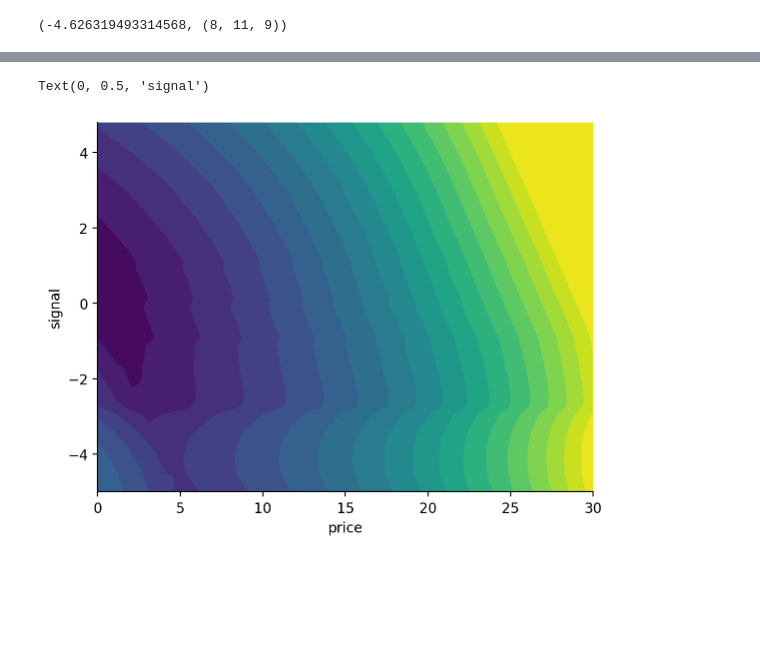
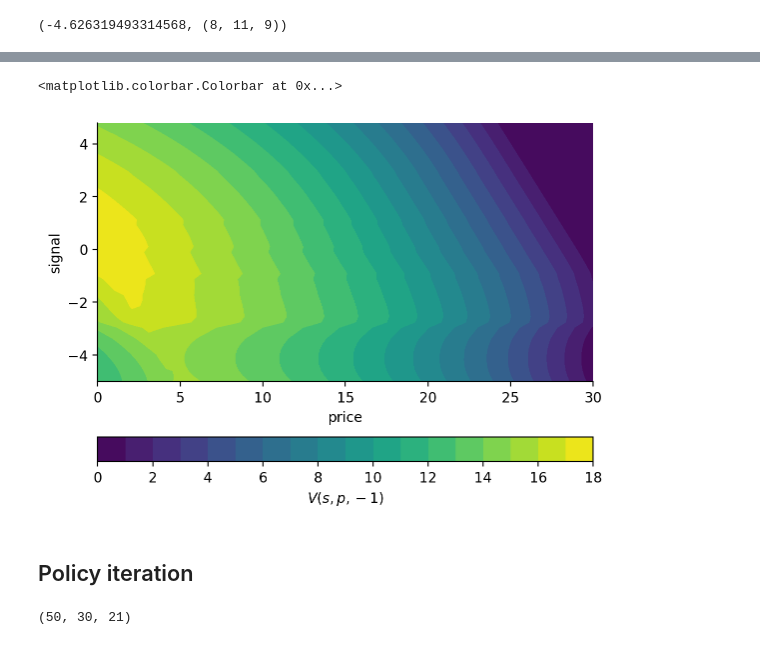
Before and after one commit to sapienzaio/online-ml-finance, a Jupyter notebook: 06-reinforcement-learning/price-impact-grid.ipynb, the cells around one changed output, grey strips where cells are left out. Drawn from its saved outputs; the diff is of its cells as text; code cells hidden in the pictures; blank space fills up the shorter version.

Commit message:
feat: price-impact-grid

```diff
--- a/06-reinforcement-learning/price-impact-grid.ipynb
+++ b/06-reinforcement-learning/price-impact-grid.ipynb
@@ -434,6 +434,7 @@ get_reward(
 @njit
 def value_function(
     action, six_prev, pix_prev, inventory_ix, six_mid, mean_reversion_force, price_impact,
+    inventory_aversion, temporary_price_impact,
     bins_signal, lattice_price, signal_force, price_force, V, discount
 ):
     value = 0.0
@@ -471,8 +456,9 @@ V.shape
 # %%
 @njit
 def policy_eval_single(
-    six_mid, mean_reversion_force, price_impact, bins_signal,
-    lattice_price, signal_force, price_force, V, discount
+    six_mid, mean_reversion_force, price_impact,
+    inventory_aversion, temporary_price_impact, bins_signal,
+    lattice_price, signal_force, price_force, V, policy, discount
 ):
     V = V.copy()
     max_err = -1.0
@@ -482,6 +468,7 @@ def policy_eval_single(
                 action = policy[six_prev, pix_prev, iix_prev]
                 v = value_function(
                     action, six_prev, pix_prev, iix_prev, six_mid, mean_reversion_force, price_impact,
+                    inventory_aversion, temporary_price_impact,
                     bins_signal, lattice_price, signal_force, price_force, V, discount
                 )
                 # Compute error
@@ -492,3 +479,22 @@ def policy_eval_single(
                 # Update
                 V[six_prev, pix_prev, iix_prev] = v
     return V, max_err
+
+@njit
+def policy_eval(
+    six_mid, mean_reversion_force, price_impact,
+    inventory_aversion, temporary_price_impact, bins_signal,
+    lattice_price, signal_force, price_force, V, policy, discount,
+    tol=1e-3, n_its_max=100
+):
+    errs = []
+    for n in range(n_its_max):
+        V, err = policy_eval_single(
+            six_mid, mean_reversion_force, price_impact,
+            inventory_aversion, temporary_price_impact, bins_signal,
+            lattice_price, signal_force, price_force, V, policy, discount
+        )
+        errs.append(err)
+        if err <= tol:
+            break
+    return V, np.array(errs)
@@ -502,0 +517,8 @@ err
+# %%
+%%time
+discount = 0.9
+V, errs = policy_eval(
+    six_mid, mean_reversion_force, price_impact,
+    inventory_aversion, temporary_price_impact, bins_signal,
+    lattice_price, signal_force, price_force, V, policy, discount,
+)
@@ -503,7 +534,8 @@ err
 # %%
-plt.contourf(bins_price, bins_signal[:-1], V[..., MAX_INVENTORY - 1], levels=20)
+plt.contourf(bins_price, bins_signal[:-1], V[..., MAX_INVENTORY + 1], levels=20)
 plt.xlabel("price")
 plt.ylabel("signal")
+plt.colorbar(orientation="horizontal", label="$V(s, p, -1)$")
 # %% [output]
-Text(0, 0.5, 'signal')
+<matplotlib.colorbar.Colorbar at 0x...>
-[figure, old version]
+[figure, new version]
@@ -524,0 +587,20 @@ def update_policy(
+# %% [markdown]
+## Policy iteration
+# %%
+inventory_aversion = 0.0
+
+policy = np.zeros((
+    n_bins_signal,
+    n_bins_price,
+    2 * MAX_INVENTORY + 1
+))
+
+V = np.zeros((
+    n_bins_signal,
+    n_bins_price,
+    2 * MAX_INVENTORY + 1,
+))
+
+V.shape
+# %% [output]
+(50, 30, 21)
```
Also changed, not shown: parts of 13 cells of this notebook.
